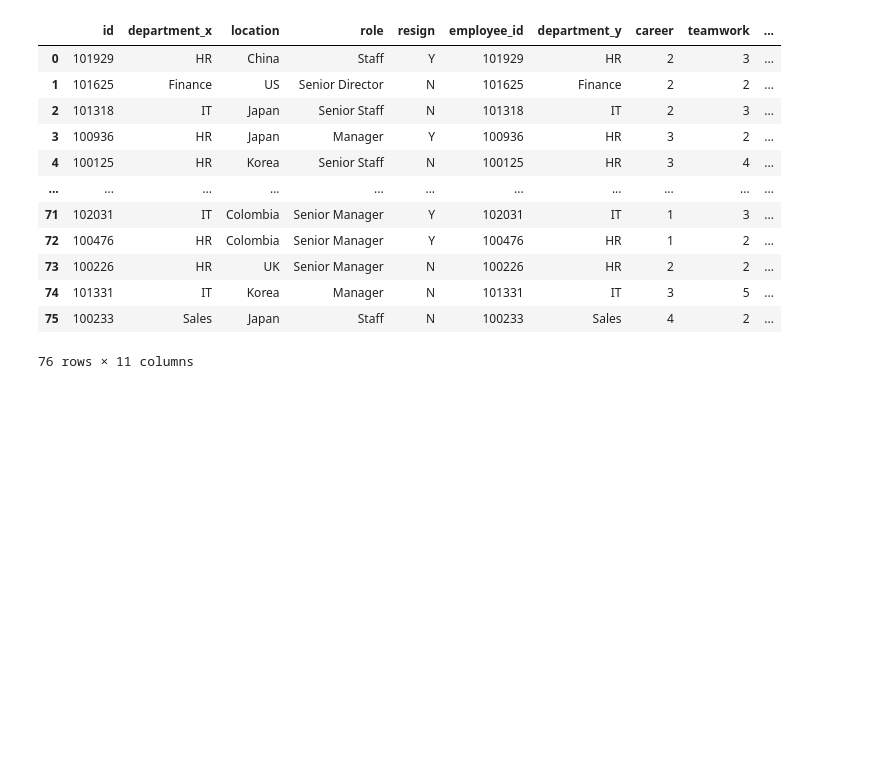
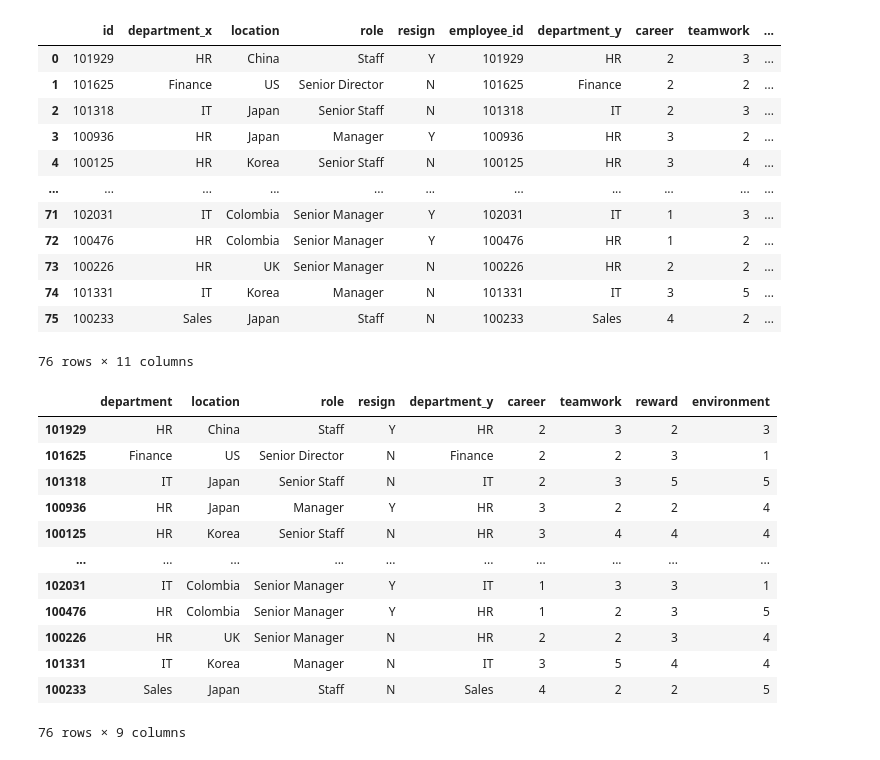
Before and after one commit to sherry-shlee/python-sandbox, a Jupyter notebook: kdc.ipynb, the cells around one changed output. Saved outputs shown, nothing was run; the diff lists cells and outputs as text; code cells hidden in the pictures; blank space fills up the shorter version.

```diff
--- a/kdc.ipynb
+++ b/kdc.ipynb
@@ -309,3 +309,32 @@ company_df
 | 74 | 101331 | IT | Korea | Manager | N | 101331 | IT | 3 | 5 | ... |
 | 75 | 100233 | Sales | Japan | Staff | N | 100233 | Sales | 4 | 2 | ... |
 76 rows × 11 columns
+# %%
+import pandas as pd
+
+employee_df = pd.read_csv('https://raw.githubusercontent.com/sherry-shlee/python-sandbox/main/kdc-dataset/employee.csv')
+survey_df = pd.read_csv('https://raw.githubusercontent.com/sherry-shlee/python-sandbox/main/kdc-dataset/survey.csv')
+
+employee_df = employee_df.set_index('id')
+survey_df = survey_df.rename(columns={'id': 'employee_id'})
+survey_df = survey_df.set_index('employee_id')
+
+# employee_df.join(survey_df)  # 오류 발생함
+employee_df.join(survey_df, lsuffix='_x', rsuffix='_y')
+employee_df.join(survey_df, rsuffix='_y')
+company_df = employee_df.join(survey_df, rsuffix='_y', how='inner')
+company_df
+# %% [output]
+|  | department | location | role | resign | department_y | career | teamwork | reward | environment |
+| 101929 | HR | China | Staff | Y | HR | 2 | 3 | 2 | 3 |
+| 101625 | Finance | US | Senior Director | N | Finance | 2 | 2 | 3 | 1 |
+| 101318 | IT | Japan | Senior Staff | N | IT | 2 | 3 | 5 | 5 |
+| 100936 | HR | Japan | Manager | Y | HR | 3 | 2 | 2 | 4 |
+| 100125 | HR | Korea | Senior Staff | N | HR | 3 | 4 | 4 | 4 |
+| ... | ... | ... | ... | ... | ... | ... | ... | ... | ... |
+| 102031 | IT | Colombia | Senior Manager | Y | IT | 1 | 3 | 3 | 1 |
+| 100476 | HR | Colombia | Senior Manager | Y | HR | 1 | 2 | 3 | 5 |
+| 100226 | HR | UK | Senior Manager | N | HR | 2 | 2 | 3 | 4 |
+| 101331 | IT | Korea | Manager | N | IT | 3 | 5 | 4 | 4 |
+| 100233 | Sales | Japan | Staff | N | Sales | 4 | 2 | 2 | 5 |
+76 rows × 9 columns
```
Also changed, not shown: parts of 1 cell of this notebook.
